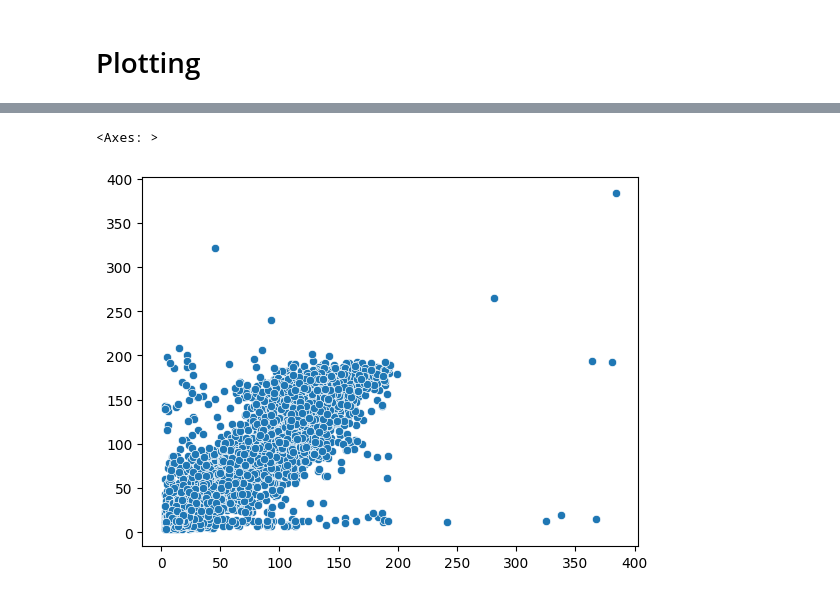
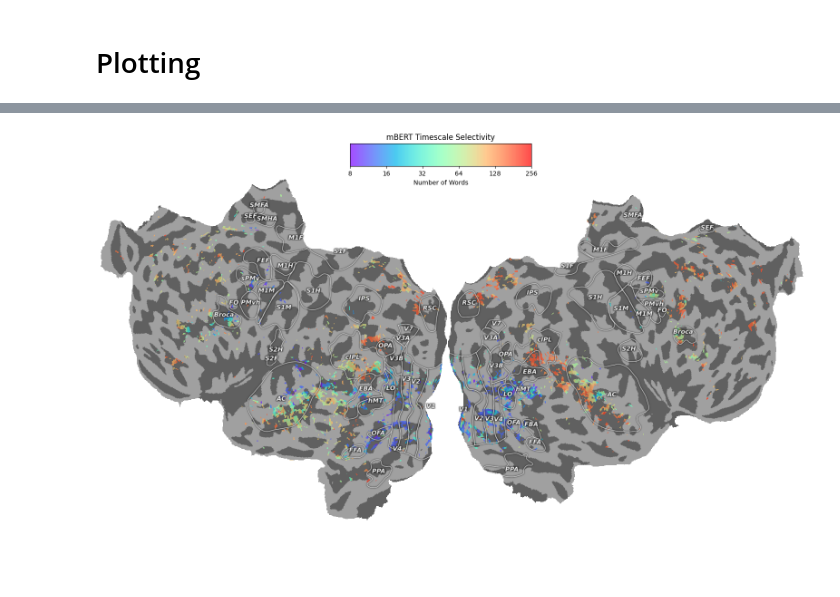
Before and after one commit to bramantyois/multilang_timescale, a Jupyter notebook: notebook/01_encoding_model/04_timescale_selectivity.ipynb, the cells around one changed output, grey strips where cells are left out. Saved outputs shown, nothing was run; the diff lists cells and outputs as text; code cells hidden in the pictures; blank space fills up the shorter version.

```diff
--- a/notebook/01_encoding_model/04_timescale_selectivity.ipynb
+++ b/notebook/01_encoding_model/04_timescale_selectivity.ipynb
@@ -188,3 +180,11 @@ plot_flatmap_from_mapper(mbert_significant_voxels, mapper,vmin=8, vmax=256)
+# %%
+plot_timescale_flatmap(
+    mbert_significant_voxels,
+    mapper_file,
+    title="mBERT Timescale Selectivity",
+)
+# %% [output]
+[figure, added]
 # %%
 # get the same significant voxels for both models
 common_voxels = np.intersect1d(bert_valid_voxels, mbert_valid_voxels)
@@ -196,8 +196,0 @@ significant_mbert_voxels = mbert_significant_voxels[common_voxels]
-# %%
-# scatter plot
-import seaborn as sns
-
-sns.scatterplot(x=significant_bert_voxels, y=significant_mbert_voxels, )
-# %% [output]
-<Axes: >
-[figure, removed]
```
Also changed, not shown: parts of 14 cells of this notebook, 3 other files.
